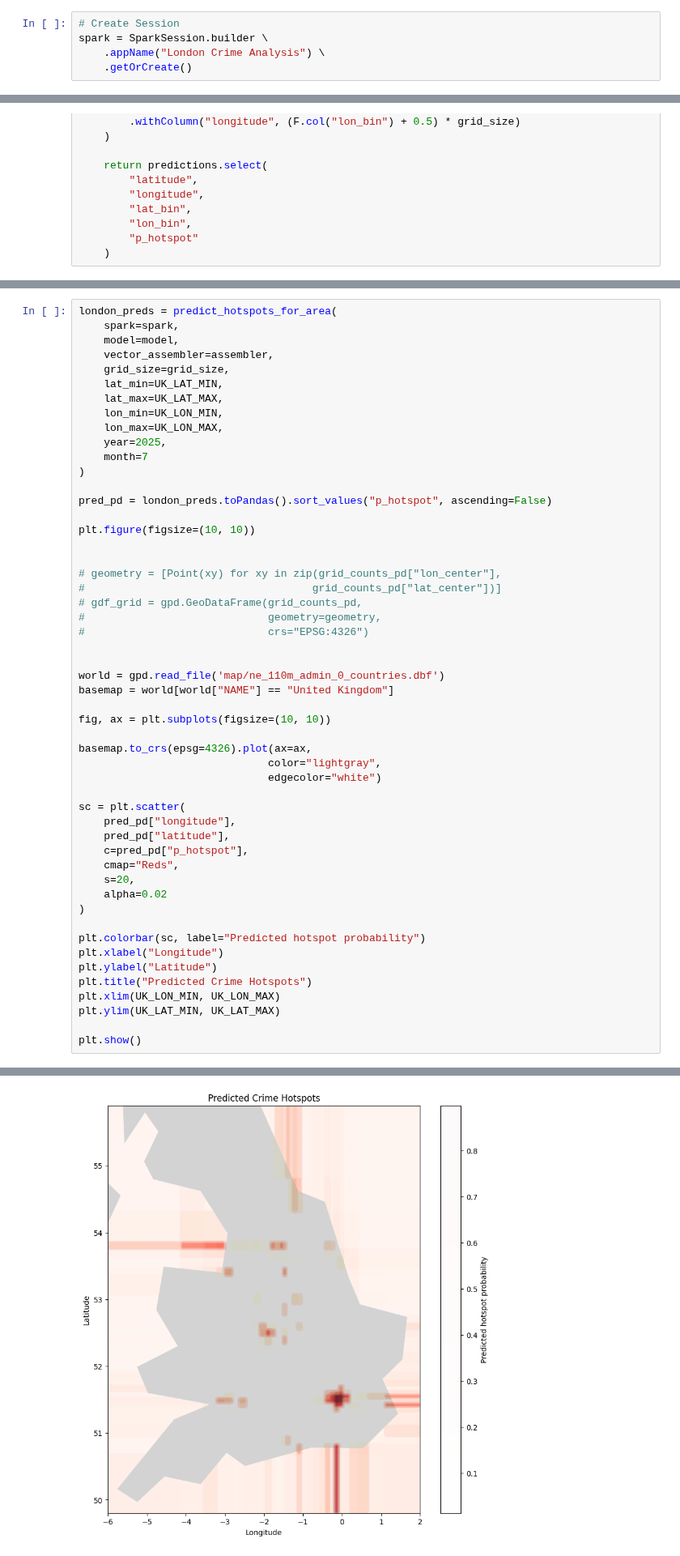
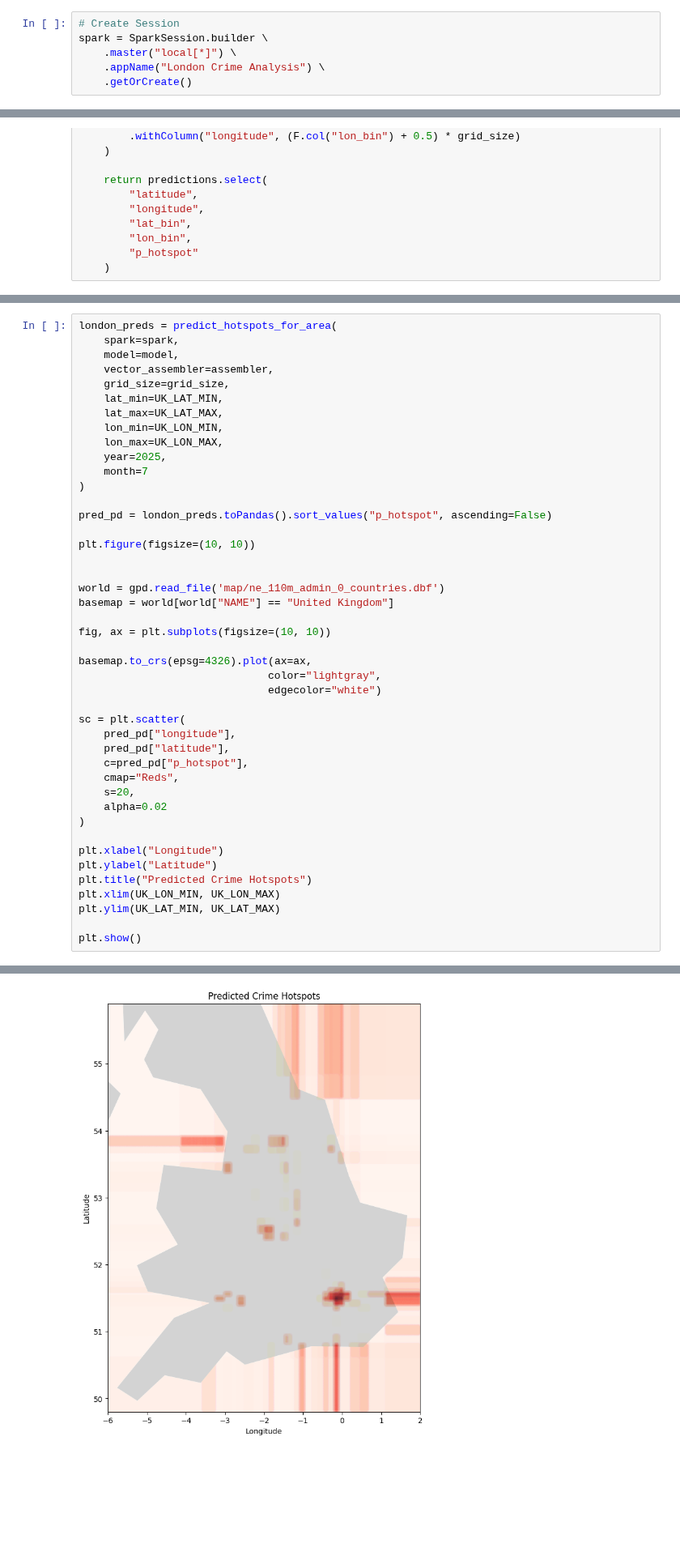
Before and after one commit to EnekoIsturitzSesma/Large-Sacale-Data-Crime-in-London, a Jupyter notebook: data_analysis_crimes_by_arrea.ipynb, the cells around one changed output, grey strips where cells are left out. Shown at 81% size. Saved outputs shown, nothing was run; the diff lists cells and outputs as text; blank space fills up the shorter version.

```diff
--- a/data_analysis_crimes_by_arrea.ipynb
+++ b/data_analysis_crimes_by_arrea.ipynb
@@ -26,6 +37,7 @@ import numpy as np
 # %%
 # Create Session
 spark = SparkSession.builder \
+    .master("local[*]") \
     .appName("London Crime Analysis") \
     .getOrCreate()
 # %% [output]
@@ -928,13 +1025,6 @@ london_preds = predict_hotspots_for_area(
 pred_pd = london_preds.toPandas().sort_values("p_hotspot", ascending=False)
 
 plt.figure(figsize=(10, 10))
-
-
-# geometry = [Point(xy) for xy in zip(grid_counts_pd["lon_center"],
-#                                    grid_counts_pd["lat_center"])]
-# gdf_grid = gpd.GeoDataFrame(grid_counts_pd,
-#                             geometry=geometry,
-#                             crs="EPSG:4326")
 
 
 world = gpd.read_file('map/ne_110m_admin_0_countries.dbf')
@@ -955,7 +1045,6 @@ sc = plt.scatter(
     alpha=0.02
 )
 
-plt.colorbar(sc, label="Predicted hotspot probability")
 plt.xlabel("Longitude")
 plt.ylabel("Latitude")
 plt.title("Predicted Crime Hotspots")
@@ -968,2 +1057,2 @@ plt.show()
 <Figure size 1000x1000 with 0 Axes>
-[figure, old version]
+[figure, new version]
```
Also changed, not shown: parts of 53 cells of this notebook, 6 other files.
